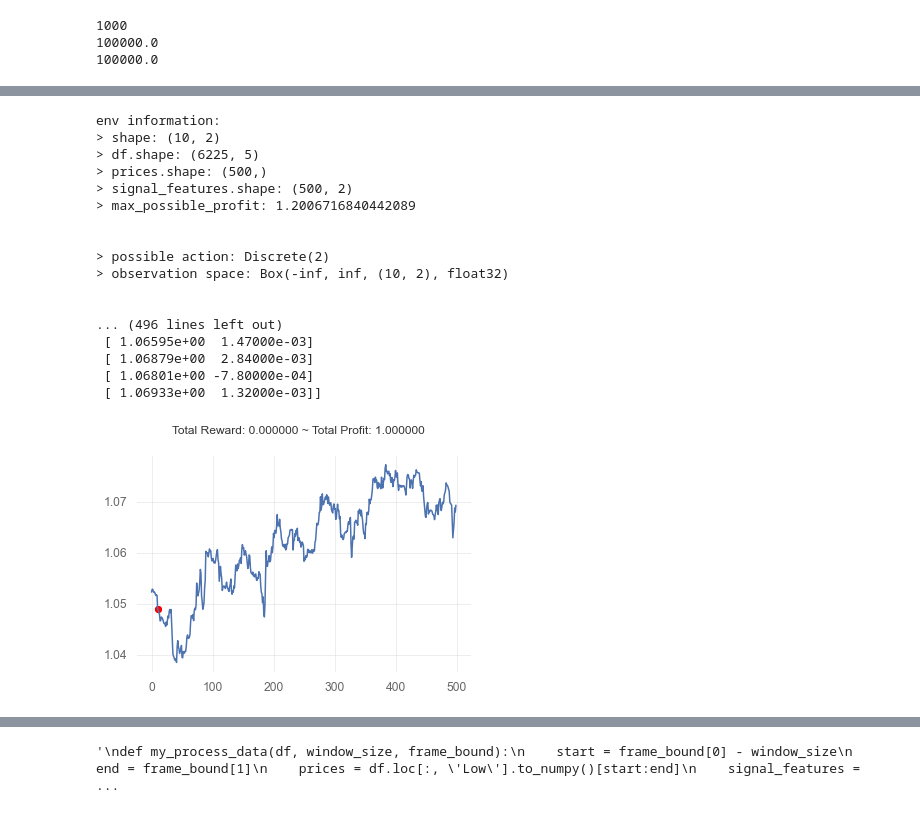
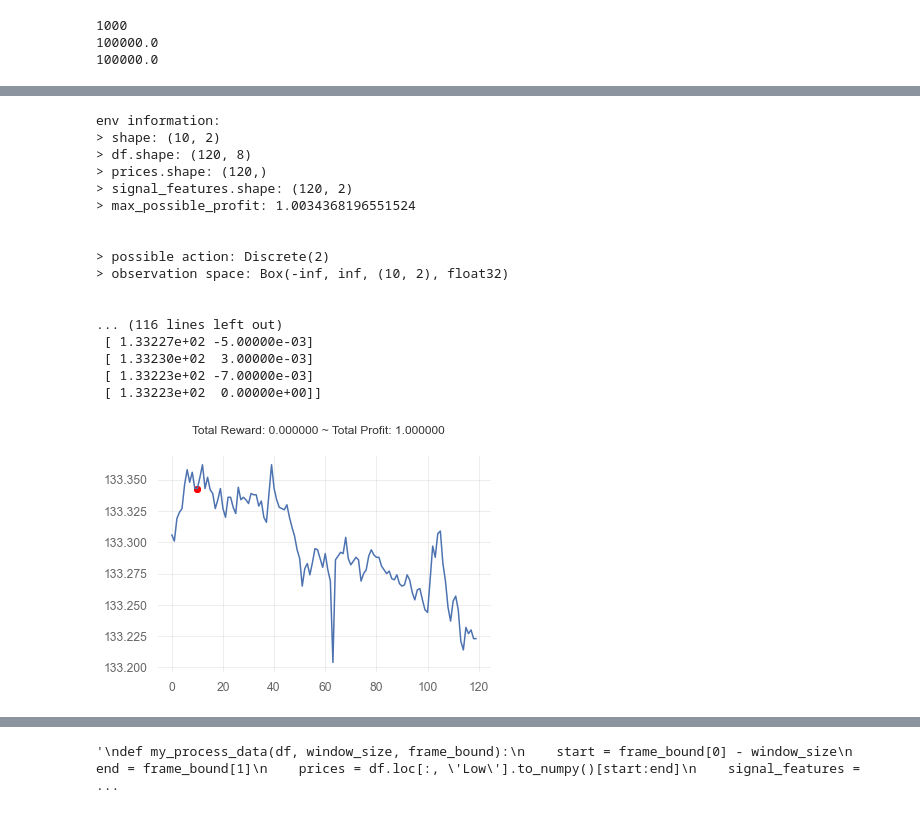
Before and after one commit to dhupee/MetaNgepet, a Jupyter notebook: MetaNgepet.ipynb, the cells around one changed output, grey strips where cells are left out. Drawn from its saved outputs; the diff is of its cells as text; code cells hidden in the pictures.

```diff
--- a/MetaNgepet.ipynb
+++ b/MetaNgepet.ipynb
@@ -169,0 +169,14 @@ Display dataframe with data
+# %%
+df = pd.read_csv('./Datasets/{}.csv'.format(Symbol))
+df['time'] = pd.to_datetime(df['time'])
+df = df.rename(columns={
+    "time":"Date",
+    "open":"Open",
+    "high":"High",
+    "low":"Low",
+    "close":"Close",
+    "tick_volume":"Tick_volume",
+    "spread":"Spread",
+    "real_volume":"Real_volume"
+})
+df.head
@@ -170,48 +201,49 @@ Display dataframe with data
 # %%
+window_size = 10
 env = gym.make('forex-v0',
-               df = FOREX_EURUSD_1H_ASK,
-               window_size = 10,
-               frame_bound = (10, 500), #Max 6225 Rows of data
+               df = df,
+               window_size = window_size,
+               frame_bound = (window_size, len(df)), #Max 6225 Rows of data
                unit_side = 'right')
 
 seed = 42
 env.seed(seed)
 eps = np.finfo(np.float32).eps.item()
 
 print()
 print("env information:")
 print("> shape:", env.shape)
 print("> df.shape:", env.df.shape)
 print("> prices.shape:", env.prices.shape)
 print("> signal_features.shape:", env.signal_features.shape)
 print("> max_possible_profit:", env.max_possible_profit())
 print("\n")
 print("> possible action:", env.action_space)
 print("> observation space:", env.observation_space)
 print("\n")
 print("> signal features: ", env.signal_features)
 
 env.reset() # Uncomment if you need it.
 env.render()
 # %% [output]
 env information:
 > shape: (10, 2)
-> df.shape: (6225, 5)
-> prices.shape: (500,)
-> signal_features.shape: (500, 2)
-> max_possible_profit: 1.2006716840442089
+> df.shape: (120, 8)
+> prices.shape: (120,)
+> signal_features.shape: (120, 2)
+> max_possible_profit: 1.0034368196551524
 
 
 > possible action: Discrete(2)
 > observation space: Box(-inf, inf, (10, 2), float32)
 
 
-... (496 lines left out)
- [ 1.06595e+00  1.47000e-03]
- [ 1.06879e+00  2.84000e-03]
- [ 1.06801e+00 -7.80000e-04]
- [ 1.06933e+00  1.32000e-03]]
+... (116 lines left out)
+ [ 1.33227e+02 -5.00000e-03]
+ [ 1.33230e+02  3.00000e-03]
+ [ 1.33223e+02 -7.00000e-03]
+ [ 1.33223e+02  0.00000e+00]]
-[figure, old version]
+[figure, new version]
 # %%
 print(env.df)
 print("\n")
```
Also changed, not shown: parts of 5 cells of this notebook, 4 other files.
